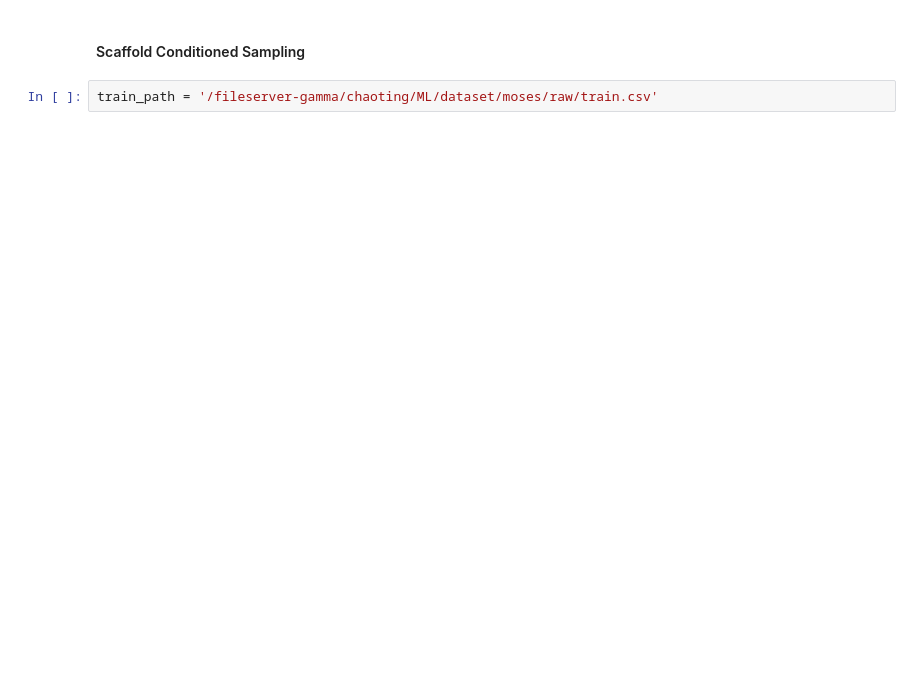
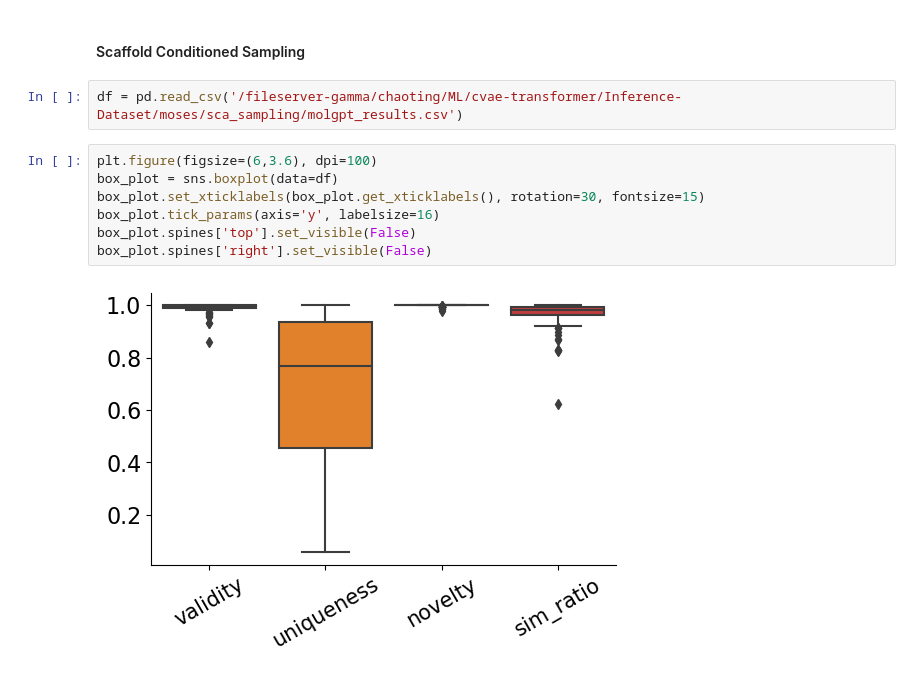
Before and after one commit to chaoting-sun/GCT-Plus, a Jupyter notebook: Plot/evaluate.ipynb, the cells around one changed output. Drawn from its saved outputs; the diff is of its cells as text; blank space fills up the shorter version.

```diff
--- a/Plot/evaluate.ipynb
+++ b/Plot/evaluate.ipynb
@@ -90,4 +89,13 @@ plt.yticks(fontsize=16)
 # %% [markdown]
 #### Scaffold Conditioned Sampling
 # %%
-train_path = '/fileserver-gamma/chaoting/ML/dataset/moses/raw/train.csv'
+df = pd.read_csv('/fileserver-gamma/chaoting/ML/cvae-transformer/Inference-Dataset/moses/sca_sampling/molgpt_results.csv')
+# %%
+plt.figure(figsize=(6,3.6), dpi=100)
+box_plot = sns.boxplot(data=df)
+box_plot.set_xticklabels(box_plot.get_xticklabels(), rotation=30, fontsize=15)
+box_plot.tick_params(axis='y', labelsize=16)
+box_plot.spines['top'].set_visible(False)
+box_plot.spines['right'].set_visible(False)
+# %% [output]
+[figure, added]
```
Also changed, not shown: parts of 4 cells of this notebook, 51 other files.
